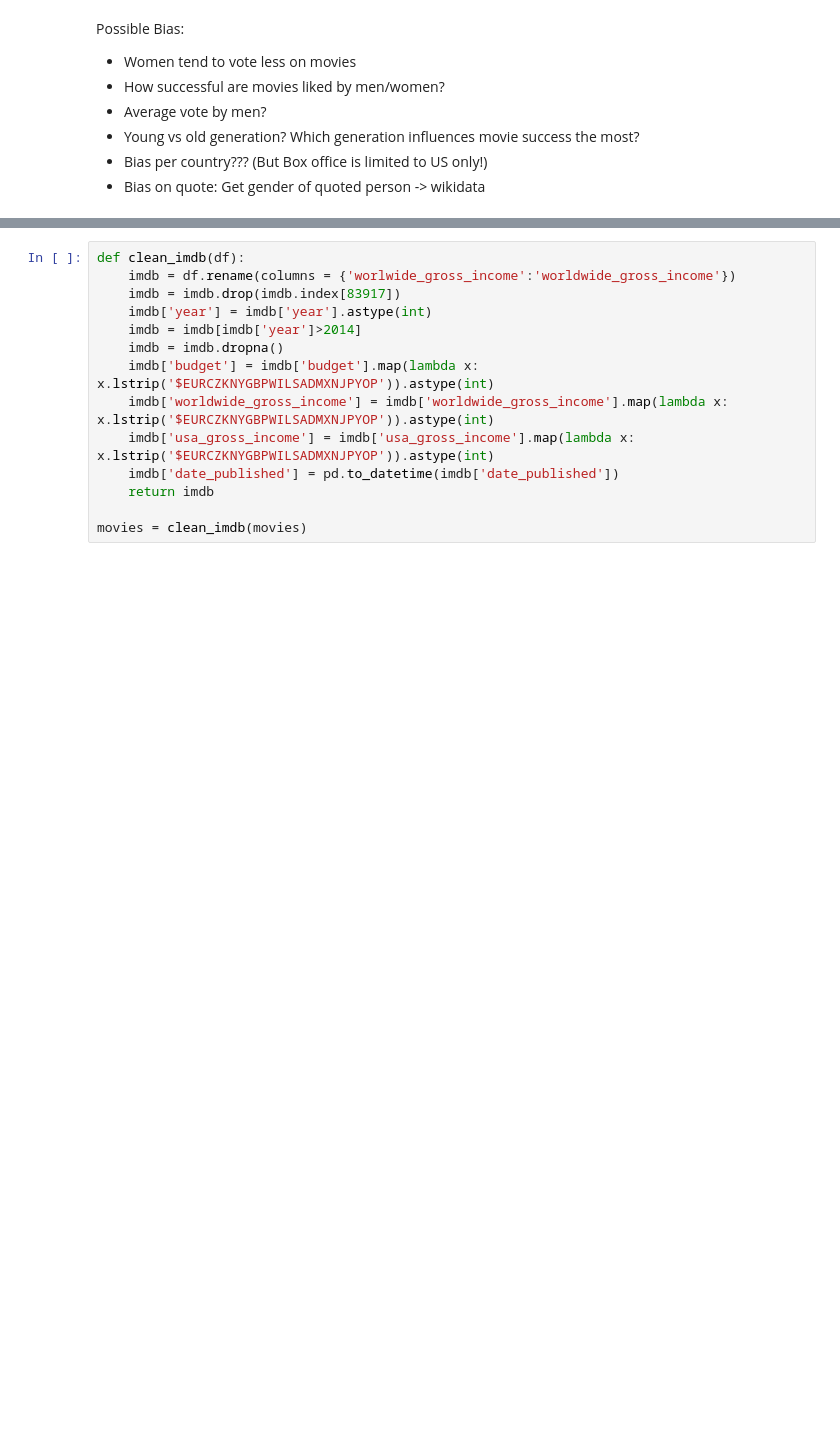
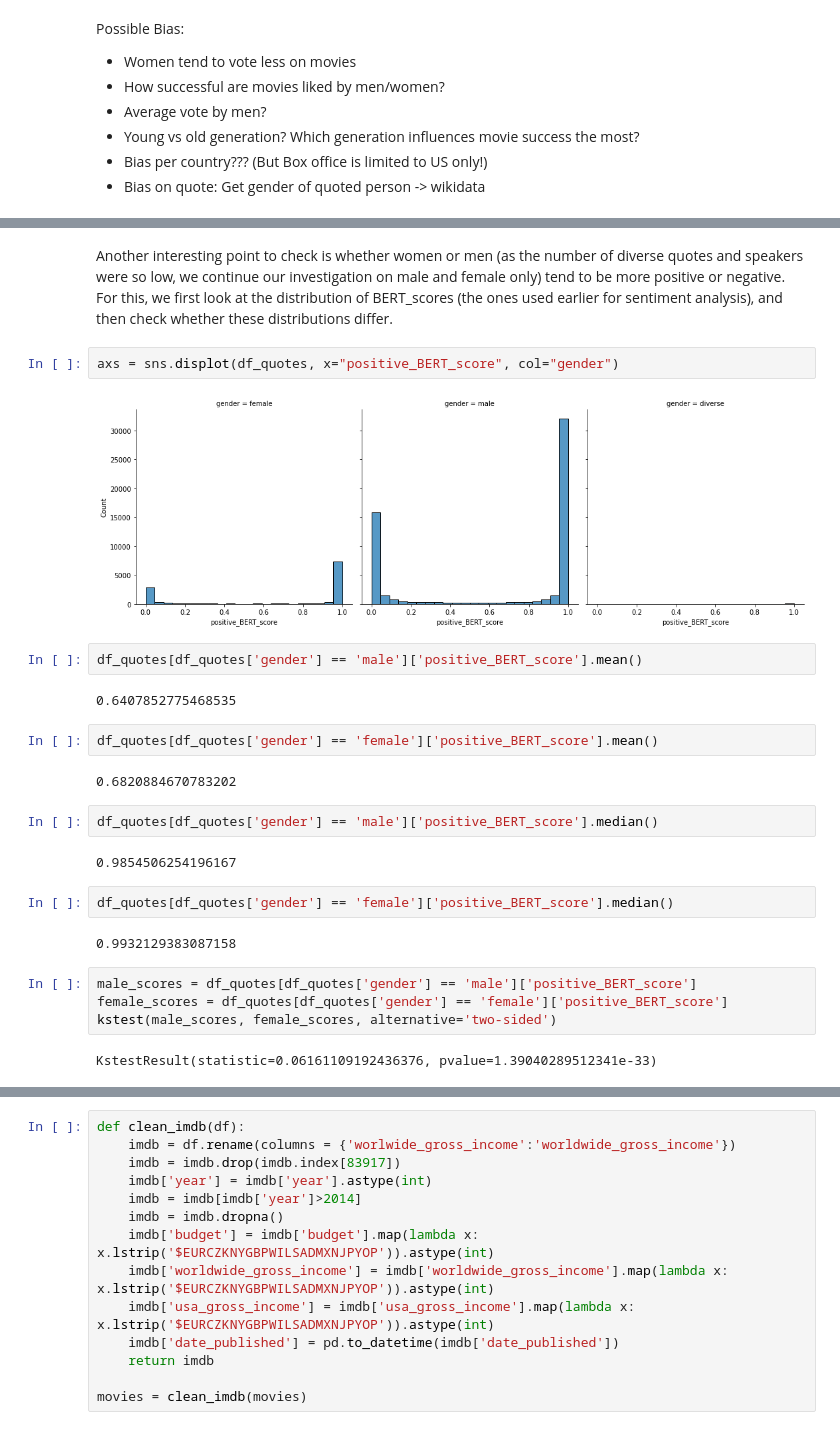
Before and after one commit to epfl-ada/ada-2021-project-f-jab, a Jupyter notebook: RQ4.ipynb, the cells around one changed output, grey strips where cells are left out. Saved outputs shown, nothing was run; the diff lists cells and outputs as text; blank space fills up the shorter version.

```diff
--- a/RQ4.ipynb
+++ b/RQ4.ipynb
@@ -21,0 +221,28 @@ import statsmodels.formula.api as smf
+# %% [markdown]
+Another interesting point to check is whether women or men (as the number of diverse quotes and speakers were so low, we continue our investigation on male and female only) tend to be more positive or negative. For this, we first look at the distribution of BERT_scores (the ones used earlier for sentiment analysis), and then check whether these distributions differ.
+# %%
+axs = sns.displot(df_quotes, x="positive_BERT_score", col="gender")
+# %% [output]
+[figure, added]
+# %%
+df_quotes[df_quotes['gender'] == 'male']['positive_BERT_score'].mean()
+# %% [output]
+0.6407852775468535
+# %%
+df_quotes[df_quotes['gender'] == 'female']['positive_BERT_score'].mean()
+# %% [output]
+0.6820884670783202
+# %%
+df_quotes[df_quotes['gender'] == 'male']['positive_BERT_score'].median()
+# %% [output]
+0.9854506254196167
+# %%
+df_quotes[df_quotes['gender'] == 'female']['positive_BERT_score'].median()
+# %% [output]
+0.9932129383087158
+# %%
+male_scores = df_quotes[df_quotes['gender'] == 'male']['positive_BERT_score']
+female_scores = df_quotes[df_quotes['gender'] == 'female']['positive_BERT_score']
+kstest(male_scores, female_scores, alternative='two-sided')
+# %% [output]
+KstestResult(statistic=0.06161109192436376, pvalue=1.39040289512341e-33)
```
Also changed, not shown: parts of 118 cells of this notebook, 36 other files.
